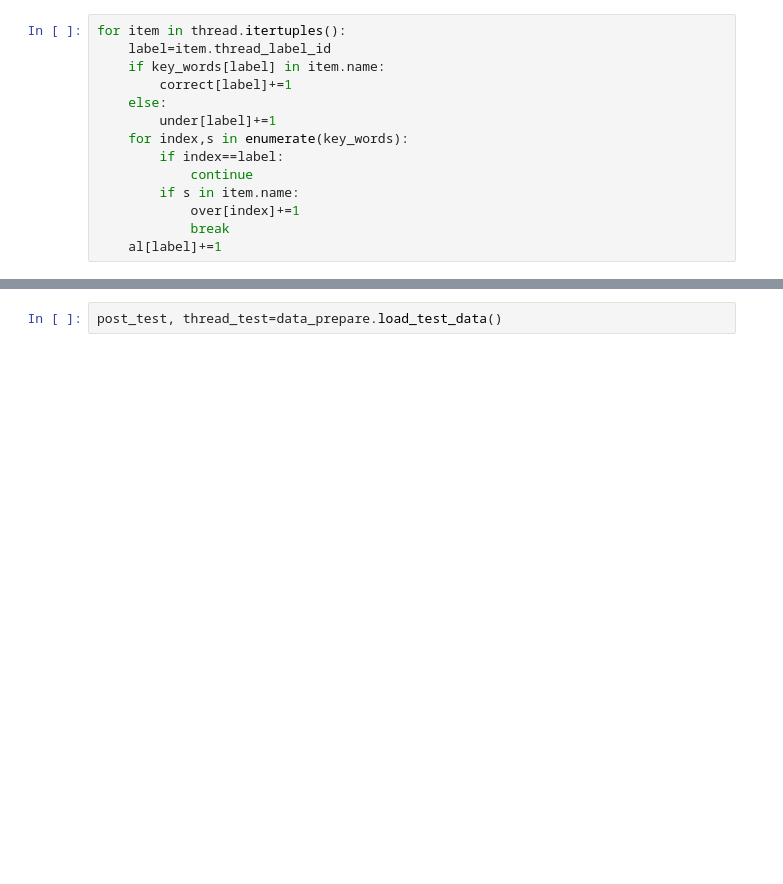
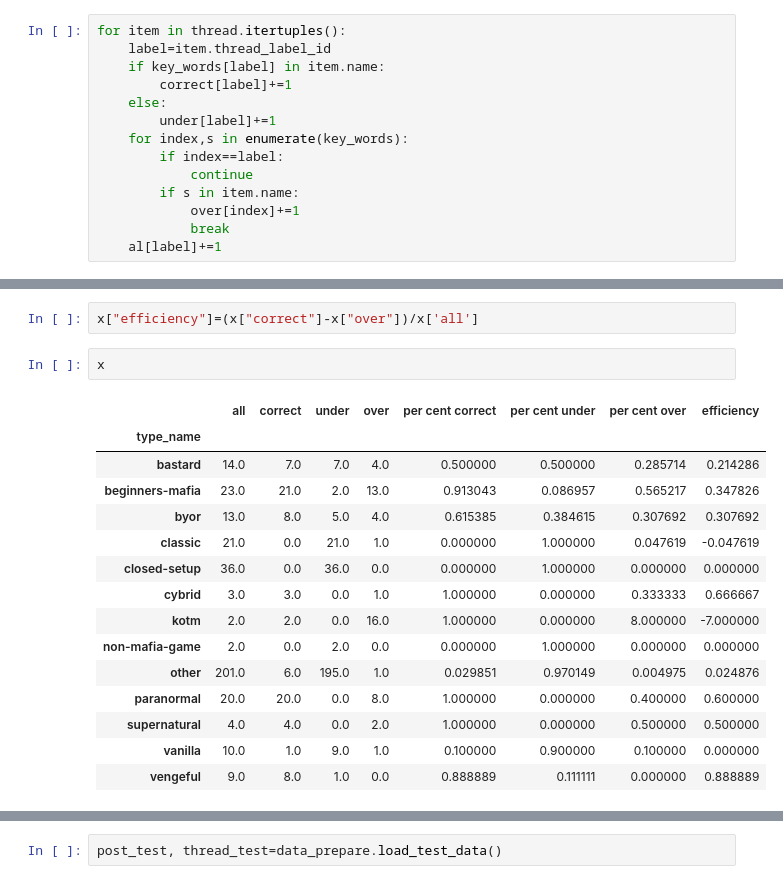
Before and after one commit to Nikishul/Kaggle-NMA-Competition, a Jupyter notebook: notebooks/Key words in thread_name exploration.ipynb, the cells around one changed output, grey strips where cells are left out. Saved outputs shown, nothing was run; the diff lists cells and outputs as text; blank space fills up the shorter version.

```diff
--- a/notebooks/Key words in thread_name exploration.ipynb
+++ b/notebooks/Key words in thread_name exploration.ipynb
@@ -78,0 +90,20 @@ x
+# %%
+x["efficiency"]=(x["correct"]-x["over"])/x['all']
+# %%
+x
+# %% [output]
+|  | all | correct | under | over | per cent correct | per cent under | per cent over | efficiency |
+| type_name |  |  |  |  |  |  |  |  |
+| bastard | 14.0 | 7.0 | 7.0 | 4.0 | 0.500000 | 0.500000 | 0.285714 | 0.214286 |
+| beginners-mafia | 23.0 | 21.0 | 2.0 | 13.0 | 0.913043 | 0.086957 | 0.565217 | 0.347826 |
+| byor | 13.0 | 8.0 | 5.0 | 4.0 | 0.615385 | 0.384615 | 0.307692 | 0.307692 |
+| classic | 21.0 | 0.0 | 21.0 | 1.0 | 0.000000 | 1.000000 | 0.047619 | -0.047619 |
+| closed-setup | 36.0 | 0.0 | 36.0 | 0.0 | 0.000000 | 1.000000 | 0.000000 | 0.000000 |
+| cybrid | 3.0 | 3.0 | 0.0 | 1.0 | 1.000000 | 0.000000 | 0.333333 | 0.666667 |
+| kotm | 2.0 | 2.0 | 0.0 | 16.0 | 1.000000 | 0.000000 | 8.000000 | -7.000000 |
+| non-mafia-game | 2.0 | 0.0 | 2.0 | 0.0 | 0.000000 | 1.000000 | 0.000000 | 0.000000 |
+| other | 201.0 | 6.0 | 195.0 | 1.0 | 0.029851 | 0.970149 | 0.004975 | 0.024876 |
+| paranormal | 20.0 | 20.0 | 0.0 | 8.0 | 1.000000 | 0.000000 | 0.400000 | 0.600000 |
+| supernatural | 4.0 | 4.0 | 0.0 | 2.0 | 1.000000 | 0.000000 | 0.500000 | 0.500000 |
+| vanilla | 10.0 | 1.0 | 9.0 | 1.0 | 0.100000 | 0.900000 | 0.100000 | 0.000000 |
+| vengeful | 9.0 | 8.0 | 1.0 | 0.0 | 0.888889 | 0.111111 | 0.000000 | 0.888889 |
```
Also changed, not shown: parts of 11 cells of this notebook, 7 other files.
